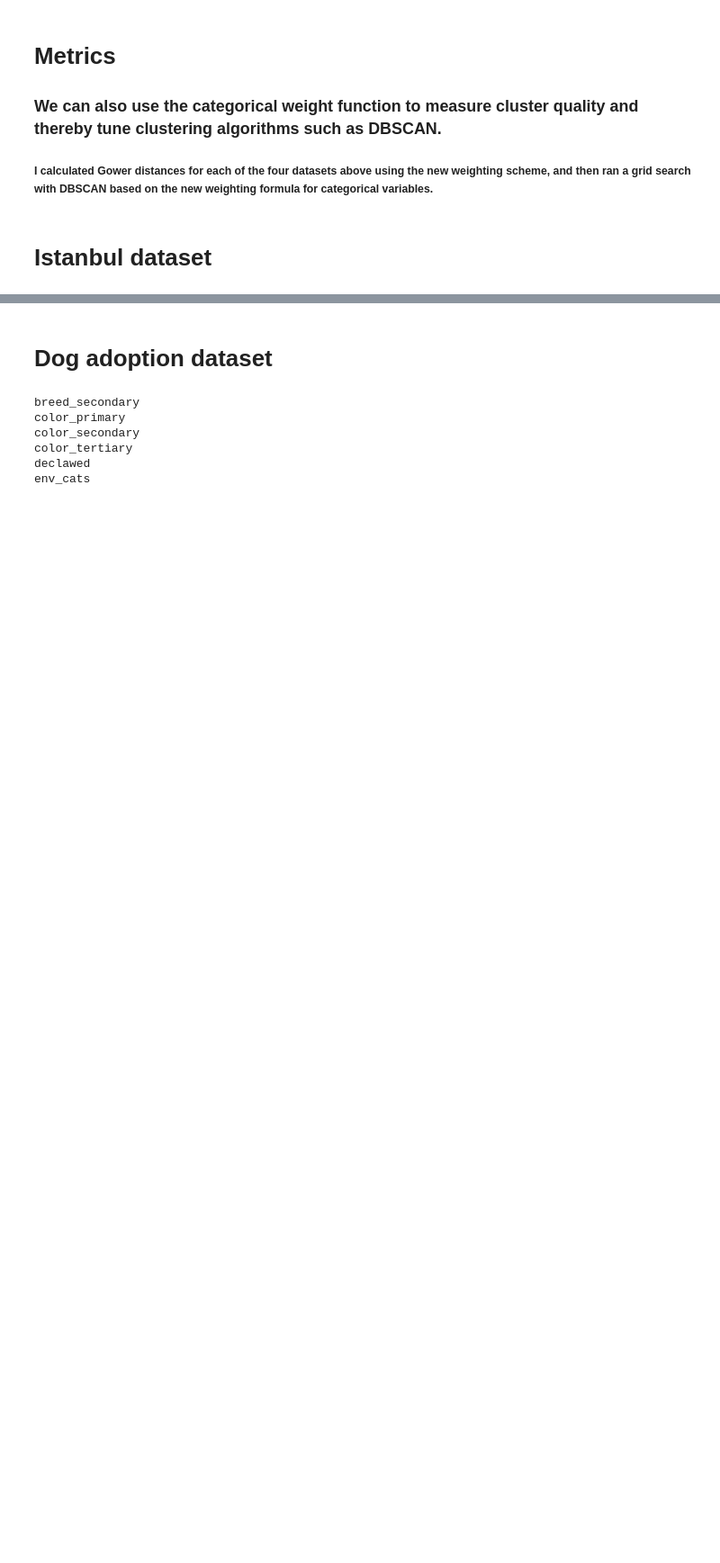
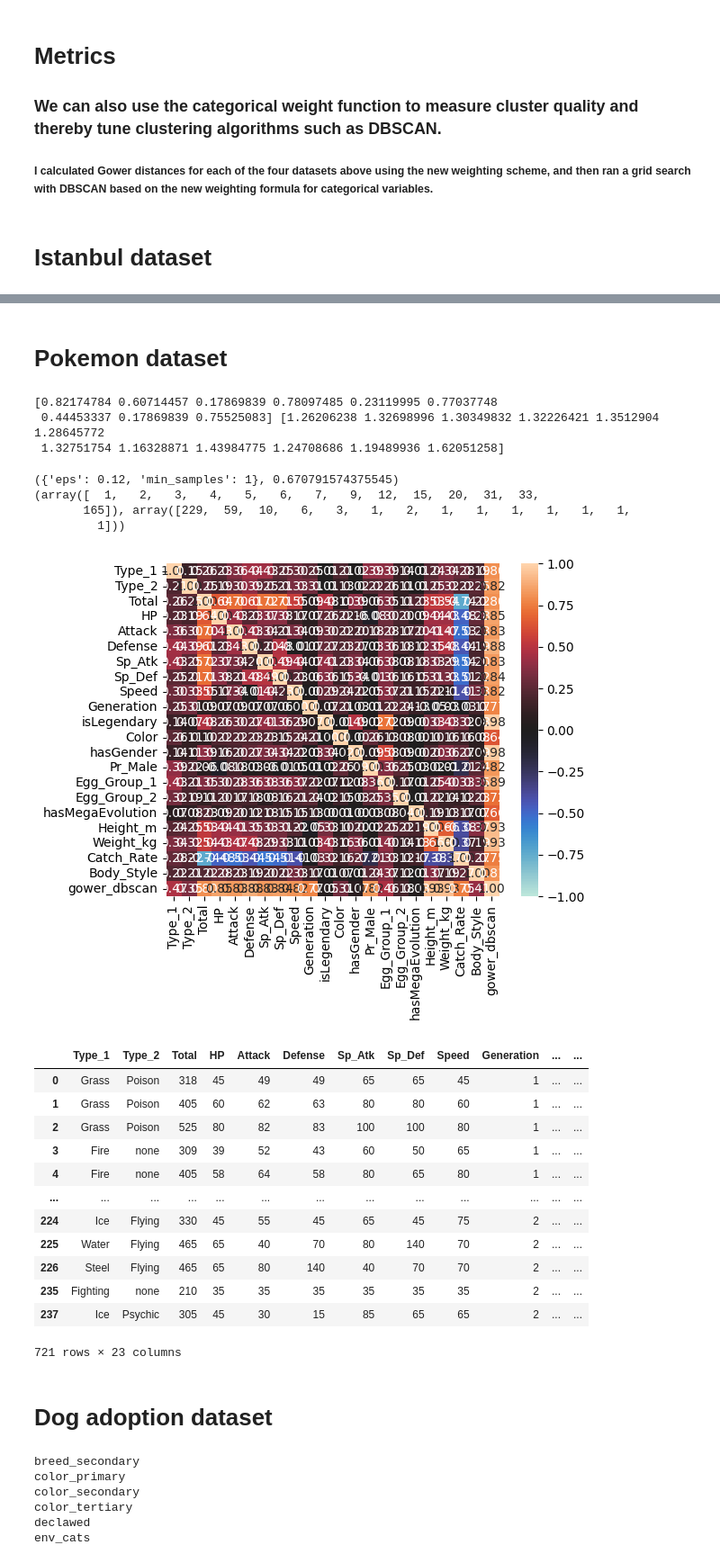
Before and after one commit to chrico-bu-uab/gower, a Jupyter notebook: examples.ipynb, the cells around one changed output, grey strips where cells are left out. Shown at 90% size. Saved outputs shown, nothing was run; the diff lists cells and outputs as text; code cells hidden in the pictures; blank space fills up the shorter version.

```diff
--- a/examples.ipynb
+++ b/examples.ipynb
@@ -92,3 +160,50 @@ istanbul
+# %% [markdown]
+# Pokemon dataset
+# %%
+pokemon = pd.read_csv("pokemon/pokemon_alopez247.csv").iloc[:, 2:]
+for c in pokemon.columns[pokemon.dtypes != object]:
+    pokemon.loc[pokemon[c].isna(), c] = np.nanmedian(pokemon[c])
+for c in pokemon.columns[pokemon.dtypes == object]:
+    pokemon.loc[pokemon[c].isna(), c] = "none"
+
+matrix2 = gower_matrix(pokemon.to_numpy(), chunksize=20)
+samples = [{"eps": z / 100, "min_samples": 1} for z in range(1, 1001)]
+results2 = process_map(partial(evaluate_clusters, matrix=matrix2), samples, chunksize=20)
+best_params2 = max(results2, key=lambda z: z[1])
+print(best_params2)
+pokemon["gower_dbscan"] = DBSCAN(metric="precomputed", **best_params2[0]).fit_predict(matrix2)
+pokemon.gower_dbscan = pokemon.gower_dbscan.astype(str)
+_, counts2 = np.unique(pokemon["gower_dbscan"], return_counts=True)
+print(np.unique(counts2, return_counts=True))
+
+associations(pokemon, nom_nom_assoc="theil", plot=True)
+
+pokemon["label_count"] = pokemon.groupby("gower_dbscan").transform("count").iloc[:, 0]
+pokemon.sort_values(["label_count", "gower_dbscan"], ascending=[False, True], inplace=True)
+
+pokemon
+# %% [output]
+[0.82174784 0.60714457 0.17869839 0.78097485 0.23119995 0.77037748
+ 0.44453337 0.17869839 0.75525083] [1.26206238 1.32698996 1.30349832 1.32226421 1.3512904  1.28645772
+ 1.32751754 1.16328871 1.43984775 1.24708686 1.19489936 1.62051258]
+({'eps': 0.12, 'min_samples': 1}, 0.670791574375545)
+(array([  1,   2,   3,   4,   5,   6,   7,   9,  12,  15,  20,  31,  33,
+       165]), array([229,  59,  10,   6,   3,   1,   2,   1,   1,   1,   1,   1,   1,
+         1]))
+[figure, added]
+|  | Type_1 | Type_2 | Total | HP | Attack | Defense | Sp_Atk | Sp_Def | Speed | Generation | ... | ... |
+| 0 | Grass | Poison | 318 | 45 | 49 | 49 | 65 | 65 | 45 | 1 | ... | ... |
+| 1 | Grass | Poison | 405 | 60 | 62 | 63 | 80 | 80 | 60 | 1 | ... | ... |
+| 2 | Grass | Poison | 525 | 80 | 82 | 83 | 100 | 100 | 80 | 1 | ... | ... |
+| 3 | Fire | none | 309 | 39 | 52 | 43 | 60 | 50 | 65 | 1 | ... | ... |
+| 4 | Fire | none | 405 | 58 | 64 | 58 | 80 | 65 | 80 | 1 | ... | ... |
+| ... | ... | ... | ... | ... | ... | ... | ... | ... | ... | ... | ... | ... |
+| 224 | Ice | Flying | 330 | 45 | 55 | 45 | 65 | 45 | 75 | 2 | ... | ... |
+| 225 | Water | Flying | 465 | 65 | 40 | 70 | 80 | 140 | 70 | 2 | ... | ... |
+| 226 | Steel | Flying | 465 | 65 | 80 | 140 | 40 | 70 | 70 | 2 | ... | ... |
+| 235 | Fighting | none | 210 | 35 | 35 | 35 | 35 | 35 | 35 | 2 | ... | ... |
+| 237 | Ice | Psychic | 305 | 45 | 30 | 15 | 85 | 65 | 65 | 2 | ... | ... |
+721 rows × 23 columns
 # %% [markdown]
 # Dog adoption dataset
 # %%
```
Also changed, not shown: parts of 9 cells of this notebook, 4 other files.
